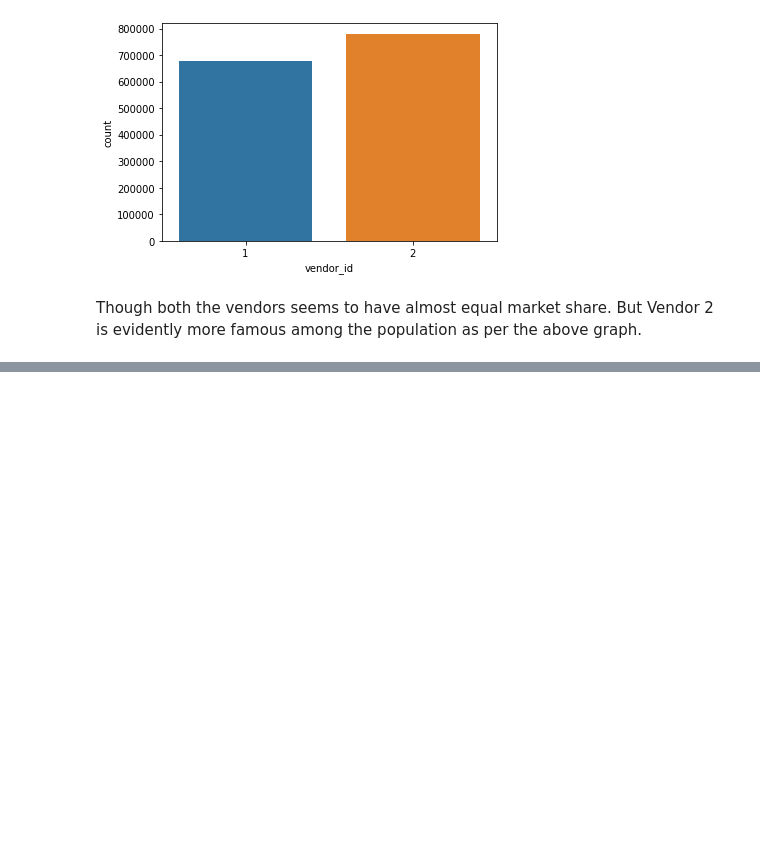
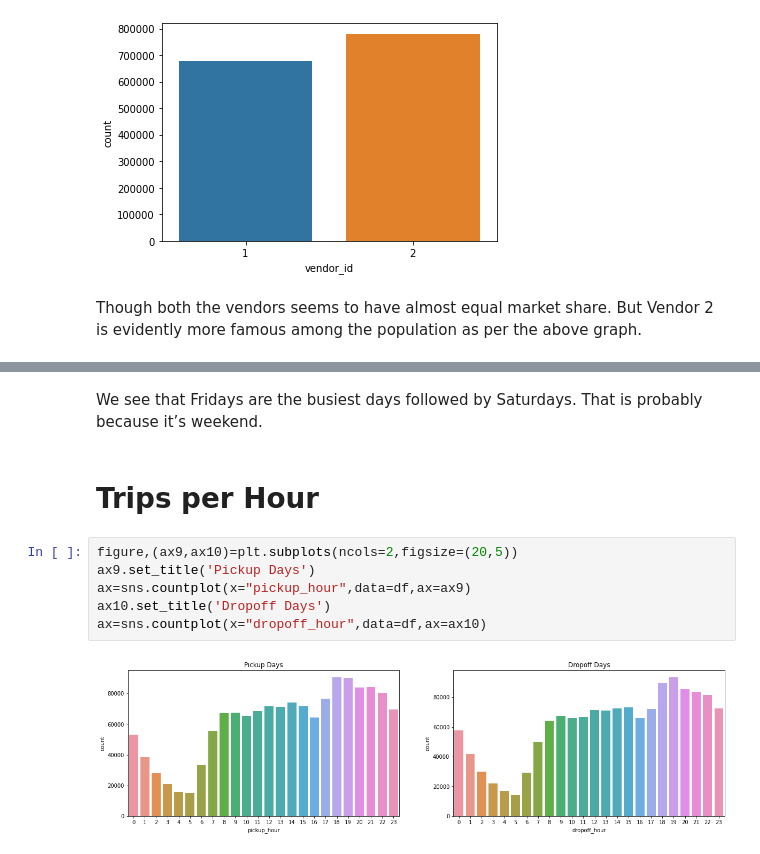
Before and after one commit to farhanraza200001/NYC-taxi-trip-time-prediction, a Jupyter notebook: NYC_Taxi_Trip_Time_Prediction_Capstone_Project.ipynb, the cells around one changed output, grey strips where cells are left out. Drawn from its saved outputs; the diff is of its cells as text; blank space fills up the shorter version.

```diff
--- a/NYC_Taxi_Trip_Time_Prediction_Capstone_Project.ipynb
+++ b/NYC_Taxi_Trip_Time_Prediction_Capstone_Project.ipynb
@@ -513,0 +501,12 @@ Though both the vendors seems to have almost equal market share. But Vendor 2 is
+# %% [markdown]
+We see that Fridays are the busiest days followed by Saturdays. That is probably because it’s weekend.
+# %% [markdown]
+# Trips per Hour
+# %%
+figure,(ax9,ax10)=plt.subplots(ncols=2,figsize=(20,5))
+ax9.set_title('Pickup Days')
+ax=sns.countplot(x="pickup_hour",data=df,ax=ax9)
+ax10.set_title('Dropoff Days')
+ax=sns.countplot(x="dropoff_hour",data=df,ax=ax10)
+# %% [output]
+[figure, added]
```
Also changed, not shown: parts of 36 cells of this notebook.
